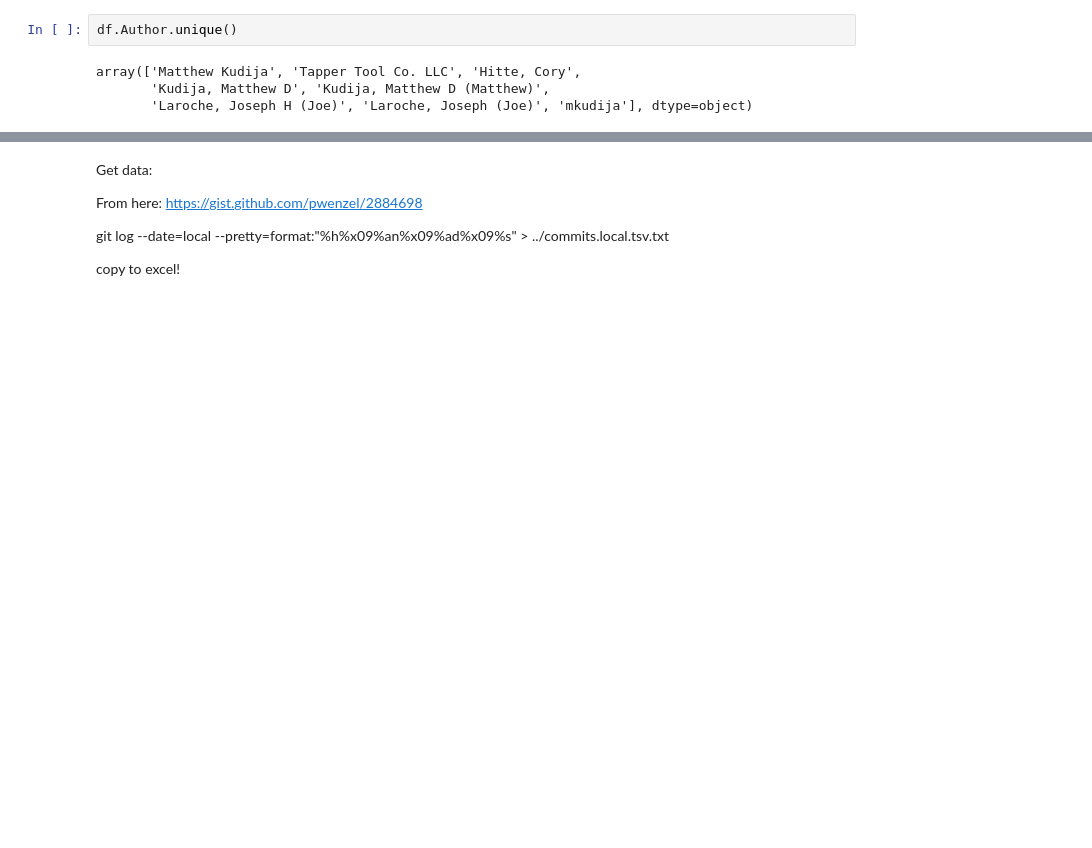
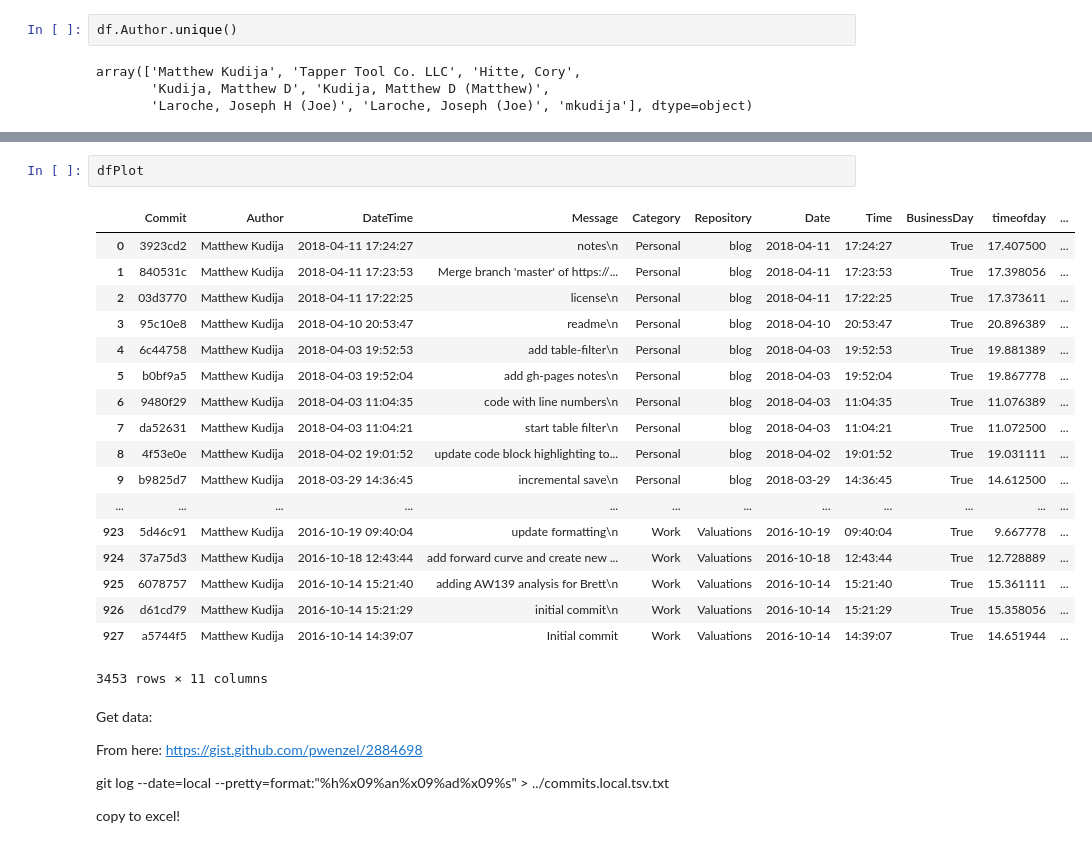
Before and after one commit to mkudija/GitHub-Commits, a Jupyter notebook: github_heatmap.ipynb, the cells around one changed output, grey strips where cells are left out. Cells and saved outputs as stored; diff of their text form; blank space fills up the shorter version.

Commit message:
incrementl save

```diff
--- a/github_heatmap.ipynb
+++ b/github_heatmap.ipynb
@@ -179,3 +181,24 @@ See the caveats in the documentation: http://pandas.pydata.org/pandas-docs/stabl
+# %%
+dfPlot
+# %% [output]
+|  | Commit | Author | DateTime | Message | Category | Repository | Date | Time | BusinessDay | timeofday | ... |
+| 0 | 3923cd2 | Matthew Kudija | 2018-04-11 17:24:27 | notes\n | Personal | blog | 2018-04-11 | 17:24:27 | True | 17.407500 | ... |
+| 1 | 840531c | Matthew Kudija | 2018-04-11 17:23:53 | Merge branch 'master' of https://... | Personal | blog | 2018-04-11 | 17:23:53 | True | 17.398056 | ... |
+| 2 | 03d3770 | Matthew Kudija | 2018-04-11 17:22:25 | license\n | Personal | blog | 2018-04-11 | 17:22:25 | True | 17.373611 | ... |
+| 3 | 95c10e8 | Matthew Kudija | 2018-04-10 20:53:47 | readme\n | Personal | blog | 2018-04-10 | 20:53:47 | True | 20.896389 | ... |
+| 4 | 6c44758 | Matthew Kudija | 2018-04-03 19:52:53 | add table-filter\n | Personal | blog | 2018-04-03 | 19:52:53 | True | 19.881389 | ... |
+| 5 | b0bf9a5 | Matthew Kudija | 2018-04-03 19:52:04 | add gh-pages notes\n | Personal | blog | 2018-04-03 | 19:52:04 | True | 19.867778 | ... |
+| 6 | 9480f29 | Matthew Kudija | 2018-04-03 11:04:35 | code with line numbers\n | Personal | blog | 2018-04-03 | 11:04:35 | True | 11.076389 | ... |
+| 7 | da52631 | Matthew Kudija | 2018-04-03 11:04:21 | start table filter\n | Personal | blog | 2018-04-03 | 11:04:21 | True | 11.072500 | ... |
+| 8 | 4f53e0e | Matthew Kudija | 2018-04-02 19:01:52 | update code block highlighting to... | Personal | blog | 2018-04-02 | 19:01:52 | True | 19.031111 | ... |
+| 9 | b9825d7 | Matthew Kudija | 2018-03-29 14:36:45 | incremental save\n | Personal | blog | 2018-03-29 | 14:36:45 | True | 14.612500 | ... |
+| ... | ... | ... | ... | ... | ... | ... | ... | ... | ... | ... | ... |
+| 923 | 5d46c91 | Matthew Kudija | 2016-10-19 09:40:04 | update formatting\n | Work | Valuations | 2016-10-19 | 09:40:04 | True | 9.667778 | ... |
+| 924 | 37a75d3 | Matthew Kudija | 2016-10-18 12:43:44 | add forward curve and create new ... | Work | Valuations | 2016-10-18 | 12:43:44 | True | 12.728889 | ... |
+| 925 | 6078757 | Matthew Kudija | 2016-10-14 15:21:40 | adding AW139 analysis for Brett\n | Work | Valuations | 2016-10-14 | 15:21:40 | True | 15.361111 | ... |
+| 926 | d61cd79 | Matthew Kudija | 2016-10-14 15:21:29 | initial commit\n | Work | Valuations | 2016-10-14 | 15:21:29 | True | 15.358056 | ... |
+| 927 | a5744f5 | Matthew Kudija | 2016-10-14 14:39:07 | Initial commit | Work | Valuations | 2016-10-14 | 14:39:07 | True | 14.651944 | ... |
+3453 rows × 11 columns
 # %% [markdown]
 Get data:
 
```
Also changed, not shown: parts of 5 cells of this notebook, 6 other files.
